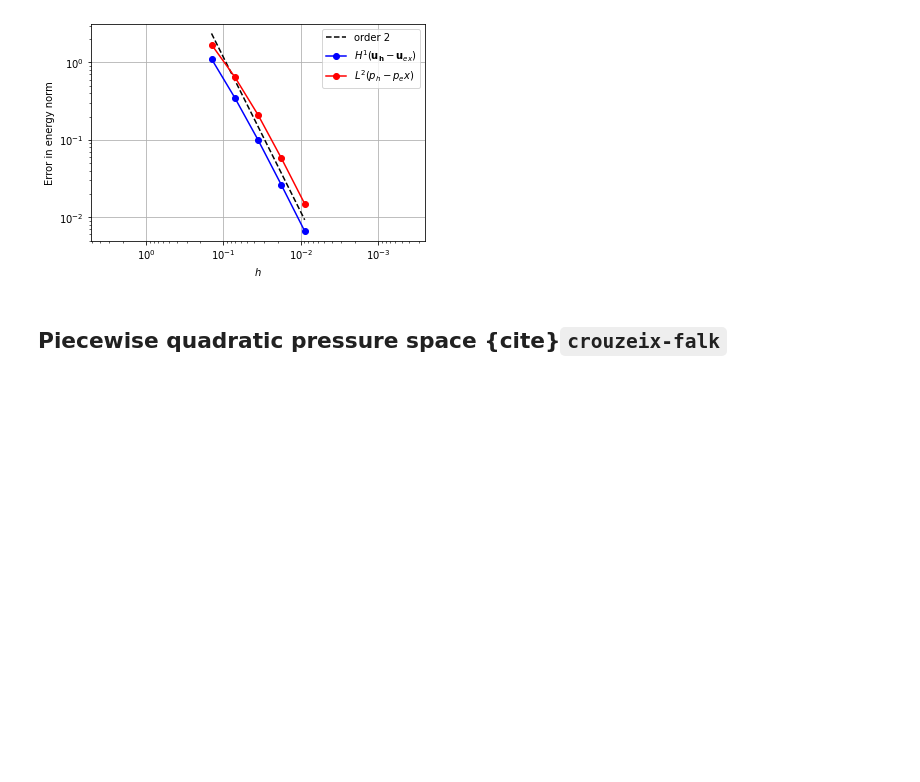
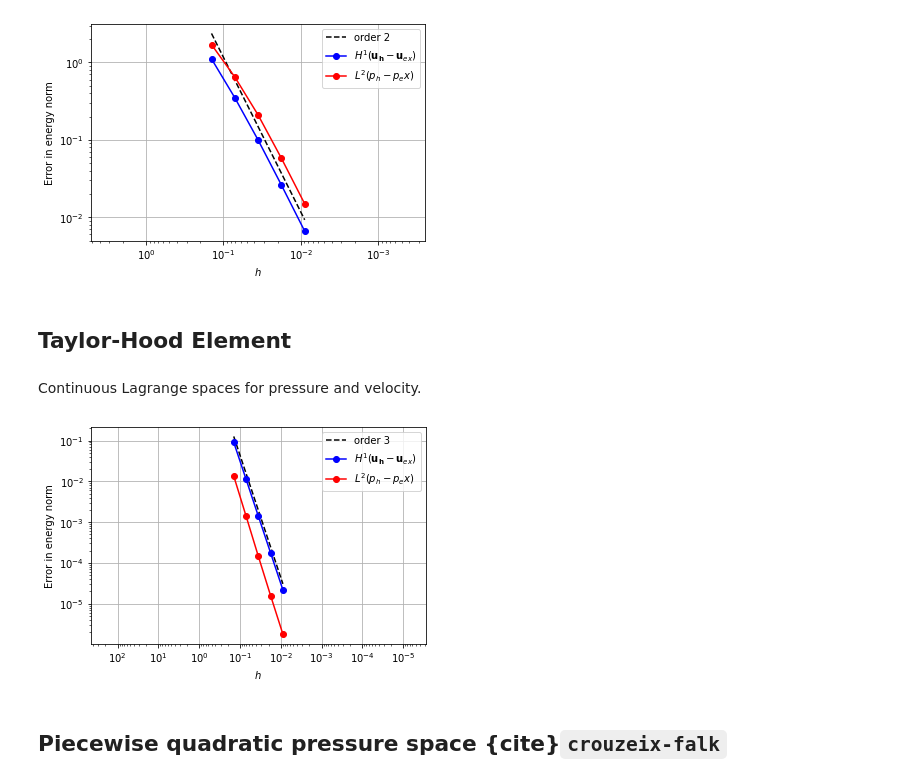
Before and after one commit to jorgensd/fenics22-tutorial, a Jupyter notebook: comparing_elements.ipynb, the cells around one changed output. Drawn from its saved outputs; the diff is of its cells as text; code cells hidden in the pictures; blank space fills up the shorter version.

Commit message:
add taylor hood, skip slides

```diff
--- a/comparing_elements.ipynb
+++ b/comparing_elements.ipynb
@@ -311,6 +311,16 @@ element_p = FiniteElement("DG", "triangle", 1)
 error_plot(element_u, element_p, 2)
 # %% [output]
 [figure]
+# %% [markdown]
+## Taylor-Hood Element
+# %% [markdown]
+Continuous Lagrange spaces for pressure and velocity.
+# %%
+element_u = VectorElement("CG", "triangle", 3)
+element_p = FiniteElement("CG", "triangle", 2)
+error_plot(element_u, element_p, 3)
+# %% [output]
+[figure, added]
 # %% [markdown]
 ## Piecewise quadratic pressure space {cite}`crouzeix-falk`
 # %% [markdown]
```
Also changed, not shown: parts of 6 cells of this notebook, 1 other file.
